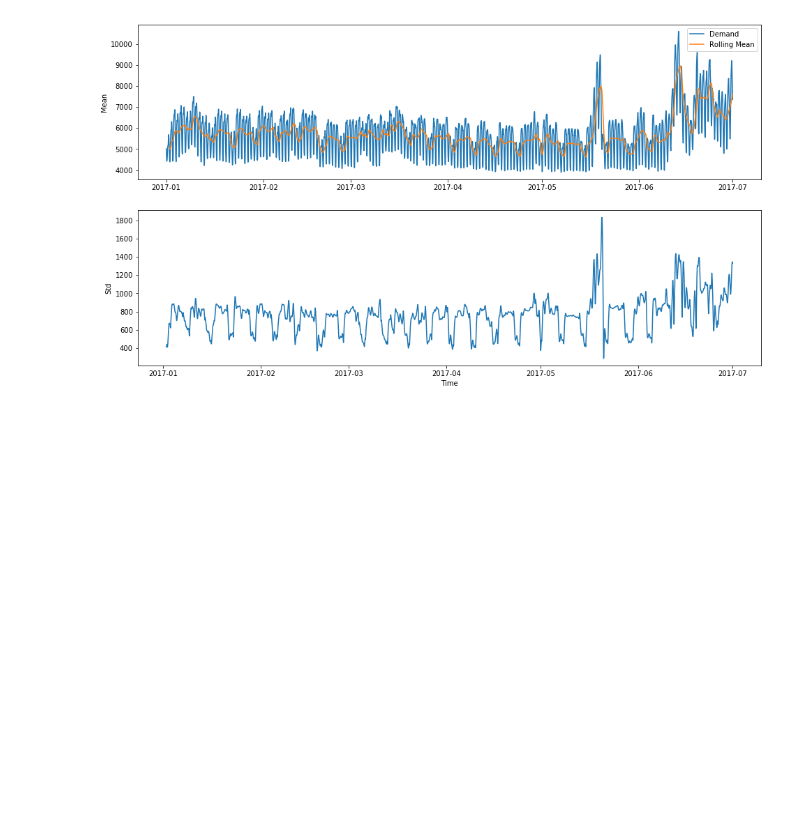
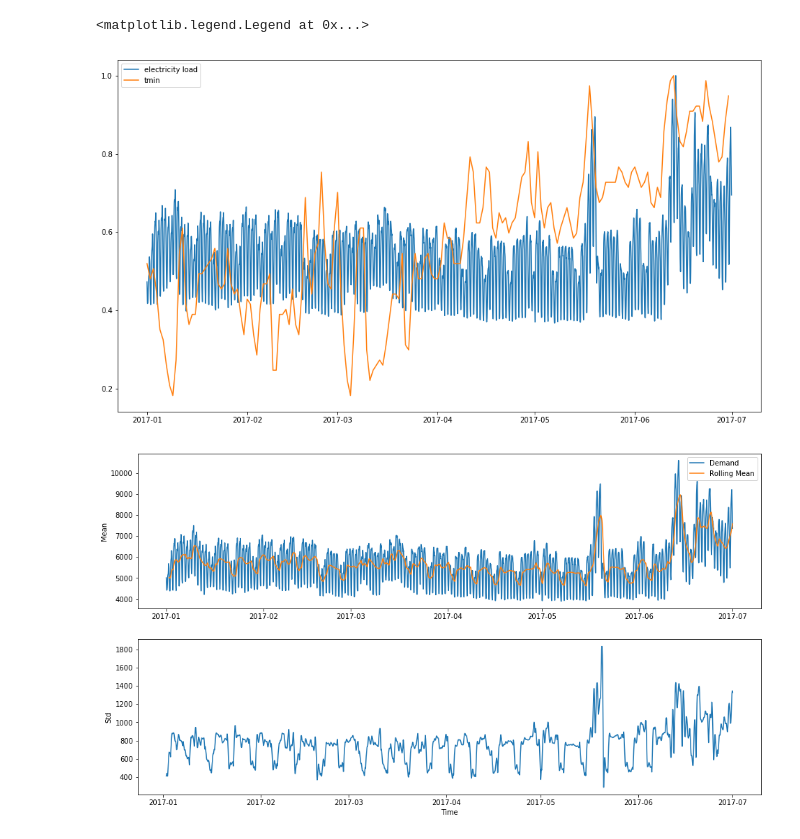
Before and after one commit to xingliuUT/battery_planner, a Jupyter notebook: decompose.ipynb, the cells around one changed output. Drawn from its saved outputs; the diff is of its cells as text; code cells hidden in the pictures; blank space fills up the shorter version.

```diff
--- a/decompose.ipynb
+++ b/decompose.ipynb
@@ -4,6 +4,10 @@ import pandas as pd
 import numpy as np
 import matplotlib.pylab as plt
 #import seaborn as sns
+# %%
+df_weather = pd.read_csv('central_park_weather.csv', parse_dates=['DATE'])
+# %%
+df_weather = df_weather.loc[(df_weather.DATE >= pd.datetime(2017,1,1)) & (df_weather.DATE < pd.datetime(2017,7,1)), :]
 # %%
 # read data into pandas dataframe
 df_nyiso = pd.read_csv('nyiso_2017.csv', parse_dates = ['time_stamp'])
@@ -29,3 +39,15 @@ ax.legend()
+# %%
+fig, ax = plt.subplots(figsize = (16, 9))
+ax.plot(df_nyiso.iloc[:,0], df_nyiso.iloc[:,1]/max(df_nyiso.iloc[:,1]), label = 'electricity load')
+#ax.plot(df_nyc_taxi.iloc[:,0], df_nyc_taxi.iloc[:,1]/max(df_nyc_taxi.iloc[:,1]), label = 'passengers count')
+ax.plot(df_weather.iloc[:,0], df_weather.iloc[:,4]/max(df_weather.iloc[:,4]), label = 'tmin')
+#ax.plot(df_weather.iloc[:,0], df_weather.iloc[:,5]/max(df_weather.iloc[:,5]), label = 'tmax')
+#ax.plot(df_weather.iloc[:,0], df_weather.iloc[:,3]/max(df_weather.iloc[:,3]), label = 'tmin')
+ax.legend()
+#ax.set_xlim(pd.datetime(2017,6,3), pd.datetime(2017,6,4))
+# %% [output]
+<matplotlib.legend.Legend at 0x...>
+[figure, added]
 # %%
 # calculate rolling mean: win = size of window to calculate over
 win = 24
```
Also changed, not shown: parts of 4 cells of this notebook, 4 other files.
